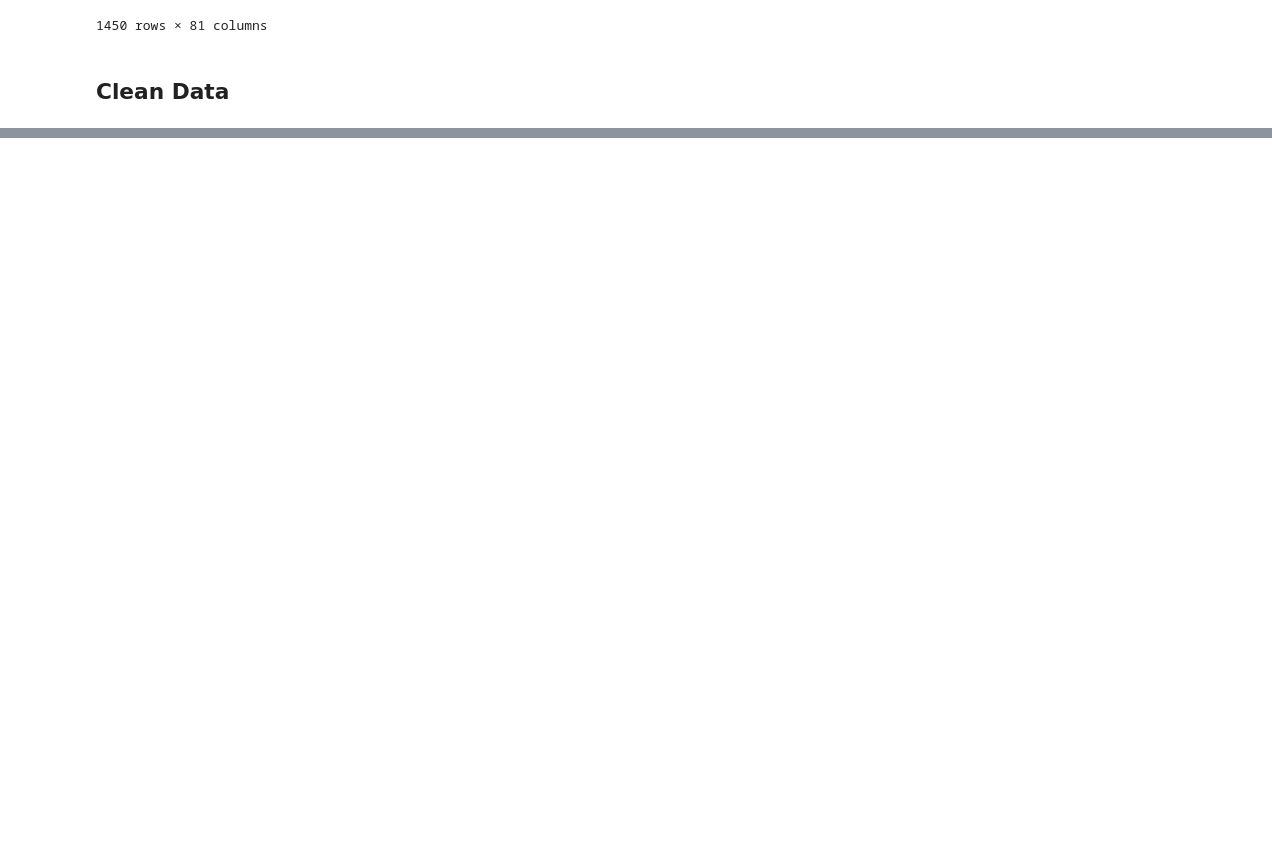
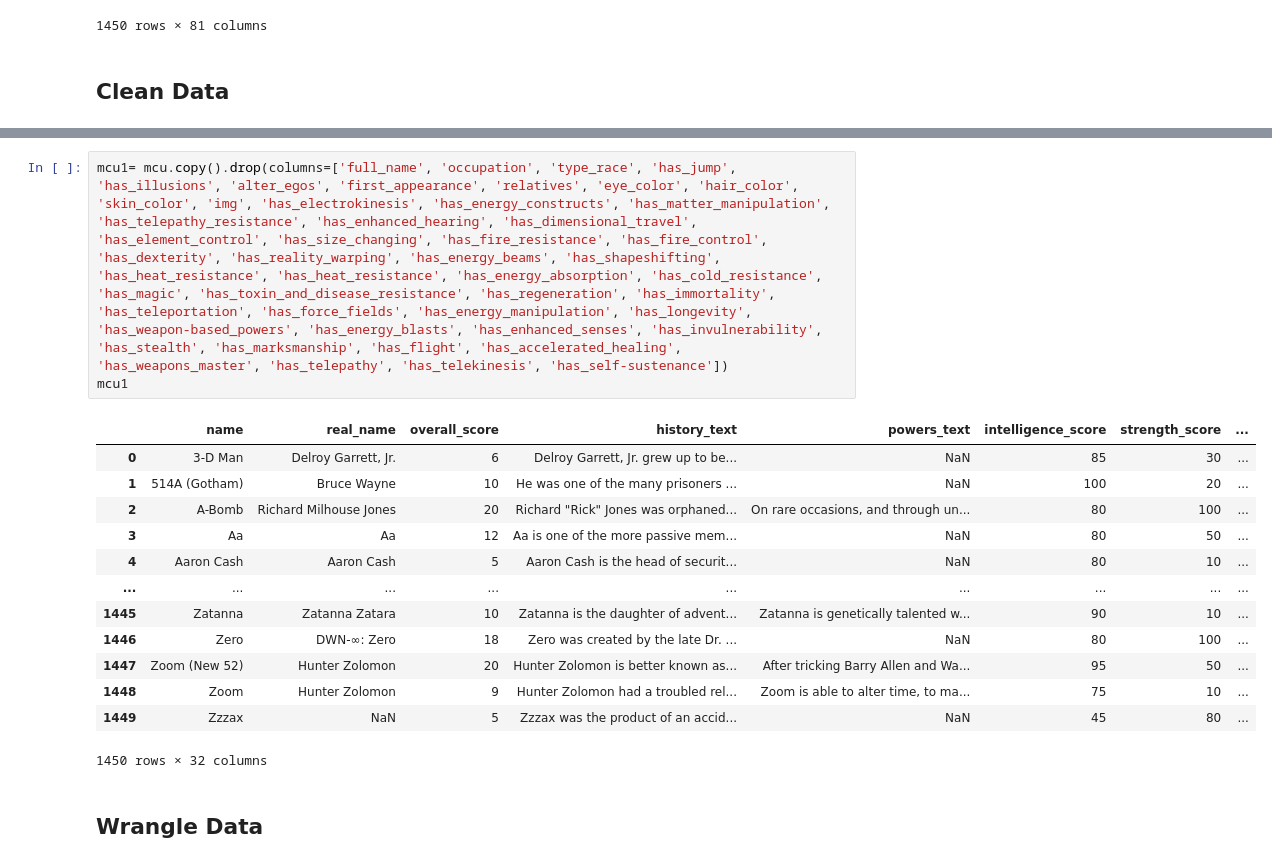
Before and after one commit to data301-2021-winter1/project-group04-project, a Jupyter notebook: notebooks/analysis1.ipynb, the cells around one changed output, grey strips where cells are left out. Saved outputs shown, nothing was run; the diff lists cells and outputs as text; blank space fills up the shorter version.

```diff
--- a/notebooks/analysis1.ipynb
+++ b/notebooks/analysis1.ipynb
@@ -208,0 +194,19 @@ mcu.dropna(subset=['name', 'overall_score', 'intelligence_score', 'strength_scor
+# %%
+mcu1= mcu.copy().drop(columns=['full_name', 'occupation', 'type_race', 'has_jump', 'has_illusions', 'alter_egos', 'first_appearance', 'relatives', 'eye_color', 'hair_color', 'skin_color', 'img', 'has_electrokinesis', 'has_energy_constructs', 'has_matter_manipulation', 'has_telepathy_resistance', 'has_enhanced_hearing', 'has_dimensional_travel', 'has_element_control', 'has_size_changing', 'has_fire_resistance', 'has_fire_control', 'has_dexterity', 'has_reality_warping', 'has_energy_beams', 'has_shapeshifting', 'has_heat_resistance', 'has_heat_resistance', 'has_energy_absorption', 'has_cold_resistance', 'has_magic', 'has_toxin_and_disease_resistance', 'has_regeneration', 'has_immortality', 'has_teleportation', 'has_force_fields', 'has_energy_manipulation', 'has_longevity', 'has_weapon-based_powers', 'has_energy_blasts', 'has_enhanced_senses', 'has_invulnerability', 'has_stealth', 'has_marksmanship', 'has_flight', 'has_accelerated_healing', 'has_weapons_master', 'has_telepathy', 'has_telekinesis', 'has_self-sustenance'])
+mcu1
+# %% [output]
+|  | name | real_name | overall_score | history_text | powers_text | intelligence_score | strength_score | ... |
+| 0 | 3-D Man | Delroy Garrett, Jr. | 6 | Delroy Garrett, Jr. grew up to be... | NaN | 85 | 30 | ... |
+| 1 | 514A (Gotham) | Bruce Wayne | 10 | He was one of the many prisoners ... | NaN | 100 | 20 | ... |
+| 2 | A-Bomb | Richard Milhouse Jones | 20 | Richard "Rick" Jones was orphaned... | On rare occasions, and through un... | 80 | 100 | ... |
+| 3 | Aa | Aa | 12 | Aa is one of the more passive mem... | NaN | 80 | 50 | ... |
+| 4 | Aaron Cash | Aaron Cash | 5 | Aaron Cash is the head of securit... | NaN | 80 | 10 | ... |
+| ... | ... | ... | ... | ... | ... | ... | ... | ... |
+| 1445 | Zatanna | Zatanna Zatara | 10 | Zatanna is the daughter of advent... | Zatanna is genetically talented w... | 90 | 10 | ... |
+| 1446 | Zero | DWN-∞: Zero | 18 | Zero was created by the late Dr. ... | NaN | 80 | 100 | ... |
+| 1447 | Zoom (New 52) | Hunter Zolomon | 20 | Hunter Zolomon is better known as... | After tricking Barry Allen and Wa... | 95 | 50 | ... |
+| 1448 | Zoom | Hunter Zolomon | 9 | Hunter Zolomon had a troubled rel... | Zoom is able to alter time, to ma... | 75 | 10 | ... |
+| 1449 | Zzzax | NaN | 5 | Zzzax was the product of an accid... | NaN | 45 | 80 | ... |
+1450 rows × 32 columns
+# %% [markdown]
+## Wrangle Data
```
Also changed, not shown: parts of 2 cells of this notebook, 1 other file.
